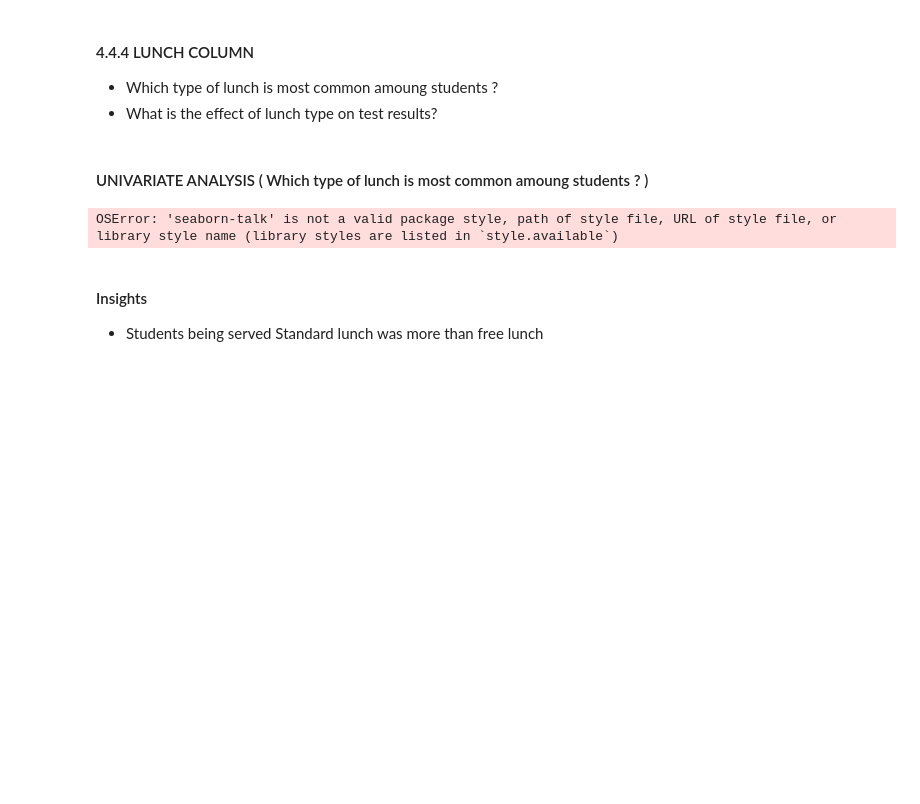
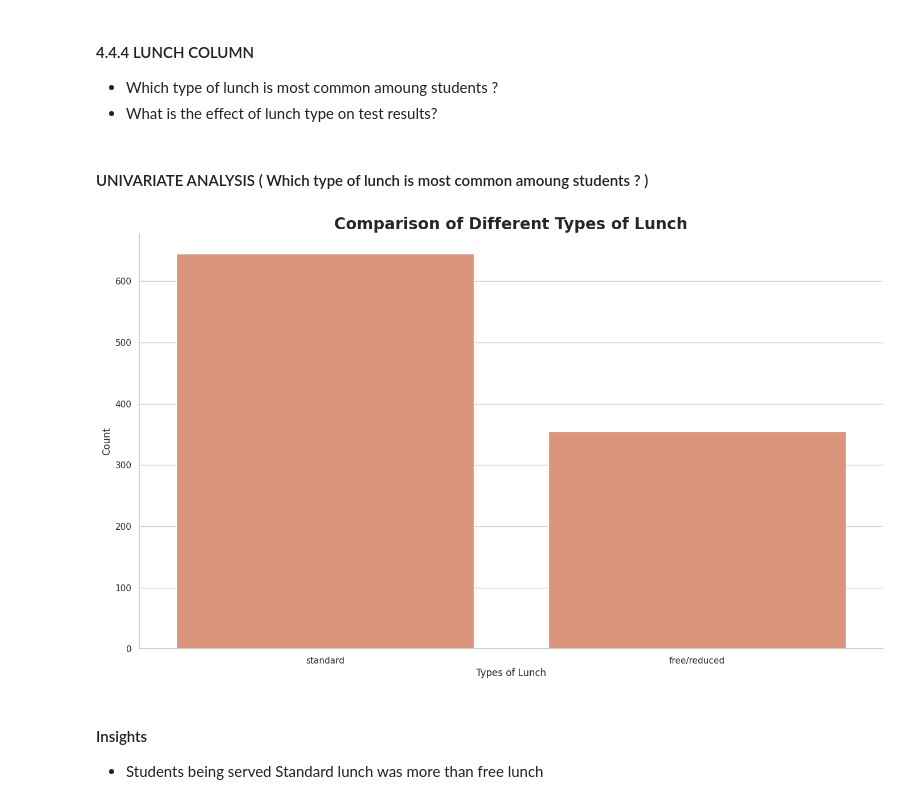
Before and after one commit to shouryacoded/Student_Performance_Indicator, a Jupyter notebook: notebook/1 . EDA STUDENT PERFORMANCE .ipynb, the cells around one changed output. Cells and saved outputs as stored; diff of their text form; code cells hidden in the pictures; blank space fills up the shorter version.

```diff
--- a/notebook/1 . EDA STUDENT PERFORMANCE .ipynb
+++ b/notebook/1 . EDA STUDENT PERFORMANCE .ipynb
@@ -573,15 +573,18 @@ plt.show()
 # %% [markdown]
 #### UNIVARIATE ANALYSIS ( Which type of lunch is most common amoung students ? )
 # %%
-plt.rcParams['figure.figsize'] = (15, 9)
-plt.style.use('seaborn-talk')
-sns.countplot(df['lunch'], palette = 'PuBu')
-plt.title('Comparison of different types of lunch', fontweight = 30, fontsize = 20)
+sns.set_theme(style="whitegrid", palette="flare" ,rc={"figure.figsize": (15, 9)})
+
+sns.countplot(x='lunch', data=df)
+
+sns.despine()
+plt.title('Comparison of Different Types of Lunch', fontweight='bold', fontsize=20)
 plt.xlabel('Types of Lunch')
-plt.ylabel('count')
+plt.ylabel('Count')
+
 plt.show()
 # %% [output]
-OSError: 'seaborn-talk' is not a valid package style, path of style file, URL of style file, or library style name (library styles are listed in `style.available`)
+[figure, added]
 # %% [markdown]
 #### Insights
 - Students being served Standard lunch was more than free lunch
```
Also changed, not shown: parts of 4 cells of this notebook.
